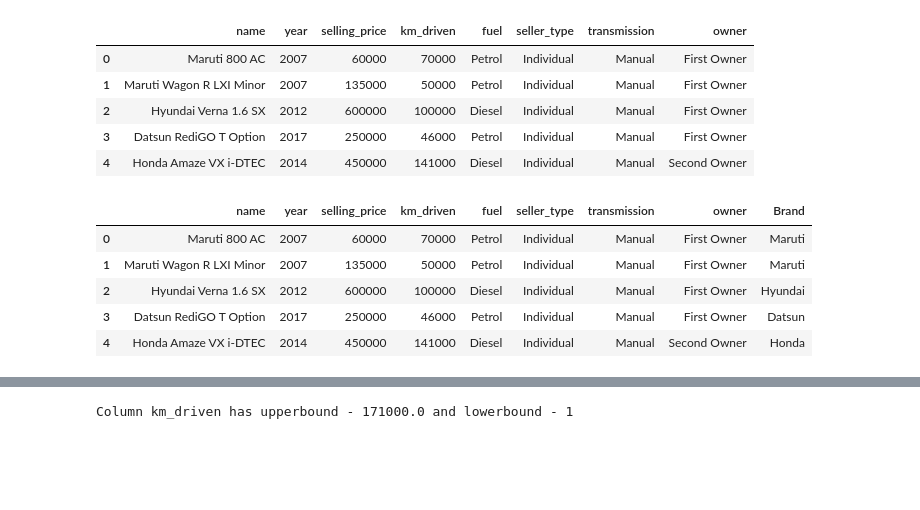
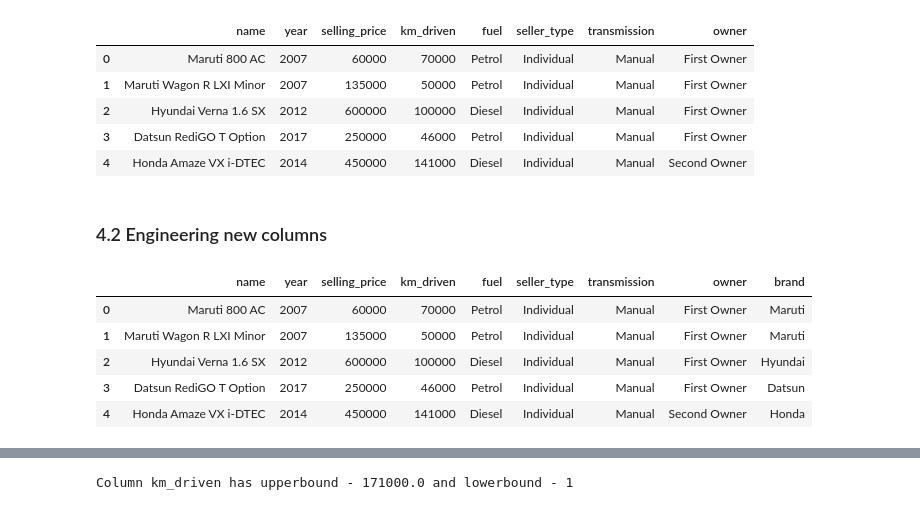
Before and after one commit to babukanagaraj/DataScience, a Jupyter notebook: MachineLearning/CarPrice/model/CarPrice_Prediction.ipynb, the cells around one changed output, grey strips where cells are left out. Saved outputs shown, nothing was run; the diff lists cells and outputs as text; code cells hidden in the pictures; blank space fills up the shorter version.

```diff
--- a/MachineLearning/CarPrice/model/CarPrice_Prediction.ipynb
+++ b/MachineLearning/CarPrice/model/CarPrice_Prediction.ipynb
@@ -159,11 +158,14 @@ data.head()
 | 2 | Hyundai Verna 1.6 SX | 2012 | 600000 | 100000 | Diesel | Individual | Manual | First Owner |
 | 3 | Datsun RediGO T Option | 2017 | 250000 | 46000 | Petrol | Individual | Manual | First Owner |
 | 4 | Honda Amaze VX i-DTEC | 2014 | 450000 | 141000 | Diesel | Individual | Manual | Second Owner |
+# %% [markdown]
+### 4.2 Engineering new columns
 # %%
-data['Brand'] = [name.split()[0] for name in data['name']]
+# Create a new column 'brand' extracting data from the existing column 'name'
+data['brand'] = [name.split()[0] for name in data['name']]
 data.head()
 # %% [output]
-|  | name | year | selling_price | km_driven | fuel | seller_type | transmission | owner | Brand |
+|  | name | year | selling_price | km_driven | fuel | seller_type | transmission | owner | brand |
 | 0 | Maruti 800 AC | 2007 | 60000 | 70000 | Petrol | Individual | Manual | First Owner | Maruti |
 | 1 | Maruti Wagon R LXI Minor | 2007 | 135000 | 50000 | Petrol | Individual | Manual | First Owner | Maruti |
 | 2 | Hyundai Verna 1.6 SX | 2012 | 600000 | 100000 | Diesel | Individual | Manual | First Owner | Hyundai |
```
Also changed, not shown: parts of 58 cells of this notebook.
